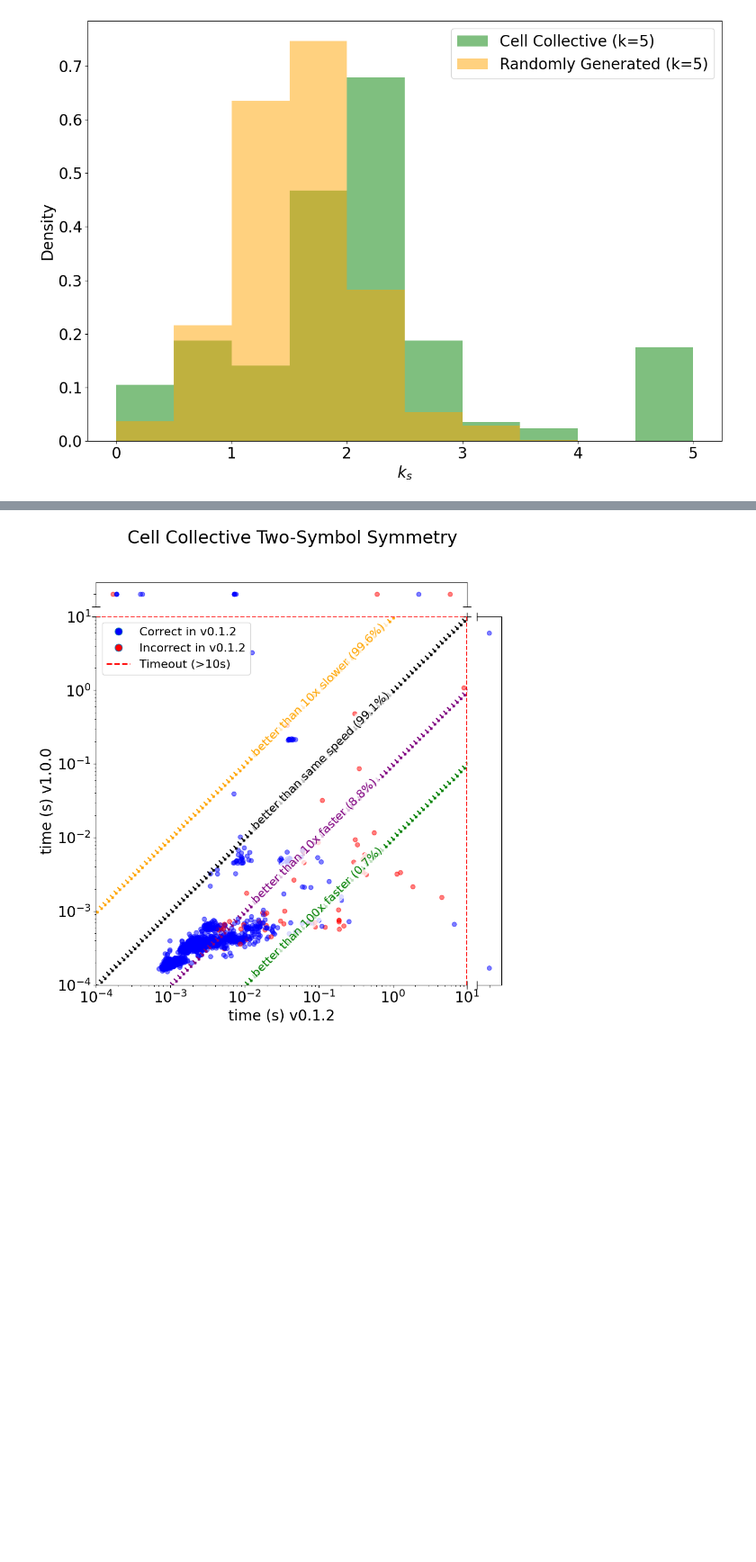
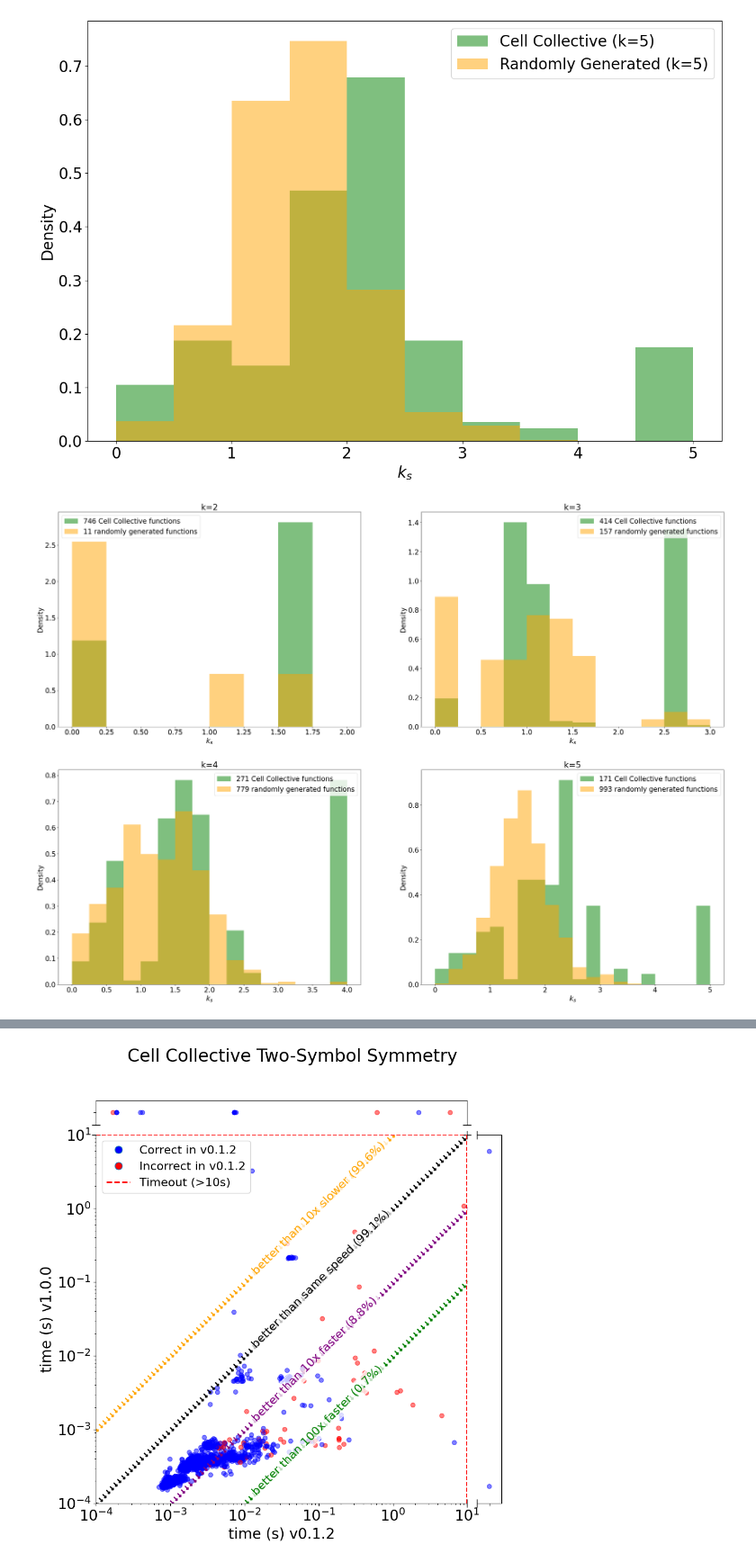
Before and after one commit to CASCI-lab/symmetryInCellCollective, a Jupyter notebook: plots.ipynb, the cells around one changed output, grey strips where cells are left out. Shown at 90% size. Cells and saved outputs as stored; diff of their text form; code cells hidden in the pictures; blank space fills up the shorter version.

Commit message:
more histograms

```diff
--- a/plots.ipynb
+++ b/plots.ipynb
@@ -56,3 +56,34 @@ print(len(rb[rb["k_v1.0.0"] == 5]["ks_v1.0.0"]))
 171
 993
 [figure]
+# %%
+fig, axs = plt.subplots(2, 2, figsize=(35, 25))
+k = 1
+for ax in axs.flatten():
+    k += 1
+    fig.set_facecolor("white")
+    width = 0.25
+    bins = np.arange(0, k + width, width)
+    ax.hist(
+        cc[cc["k_v1.0.0"] == k]["ks_v1.0.0"],
+        color="green",
+        alpha=0.5,
+        density=True,
+        label=f'{len(cc[cc["k_v1.0.0"] == k]["ks_v1.0.0"])} Cell Collective functions',
+        bins=bins,
+    )
+    ax.hist(
+        rb[rb["k_v1.0.0"] == k]["ks_v1.0.0"],
+        color="orange",
+        alpha=0.5,
+        density=True,
+        label=f'{len(rb[rb["k_v1.0.0"] == k]["ks_v1.0.0"])} randomly generated functions',
+        bins=bins,
+    )
+    ax.set_xlabel("$k_s$")
+    ax.set_ylabel("Density")
+    ax.set_title(f"{k=}")
+    ax.legend()
+    fig.show()
+# %% [output]
+[figure, added]
```
Also changed, not shown: parts of 1 cell of this notebook.
